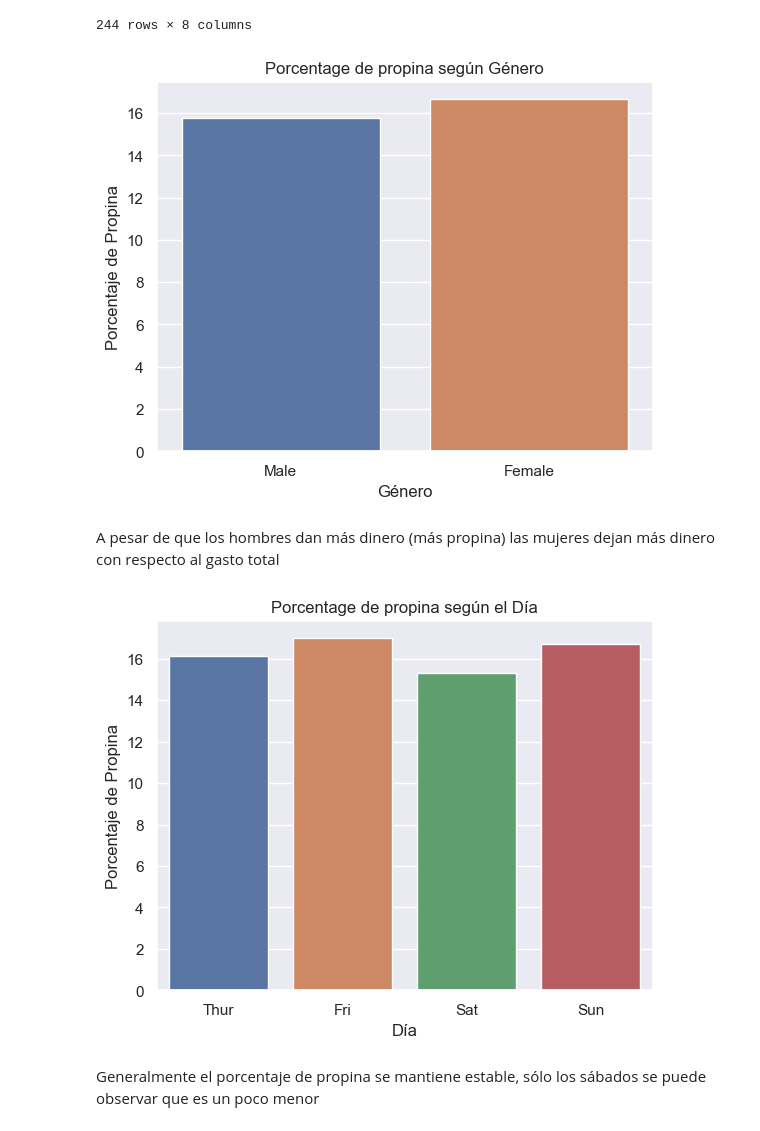
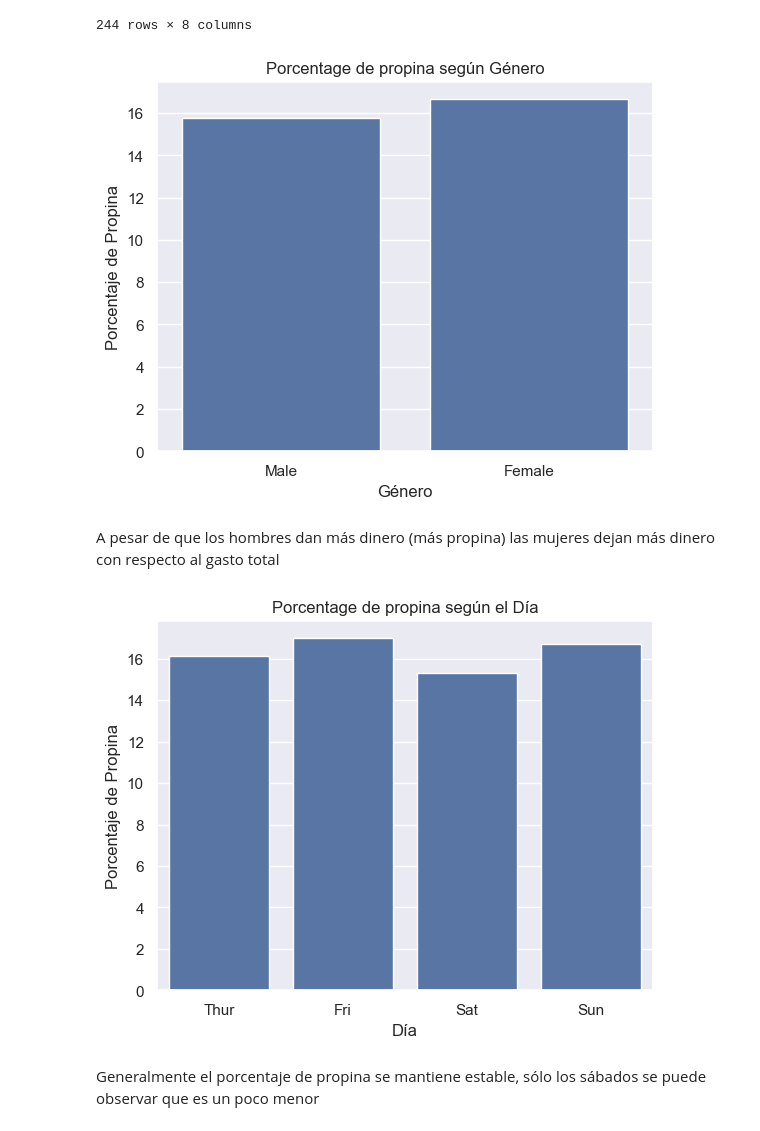
Before and after one commit to JimenaCambronero/Analisis_datos_Python, a Jupyter notebook: Practica.ipynb, the cells around one changed output. Drawn from its saved outputs; the diff is of its cells as text; code cells hidden in the pictures.

Commit message:
Se corrige error de tipeo

```diff
--- a/Practica.ipynb
+++ b/Practica.ipynb
@@ -144,24 +158,24 @@ df
 244 rows × 8 columns
 # %%
 # Gráfico de barras de porcentaje de propinas promedio por sexo
-sns.barplot(data=df, x='sex',y='tip_percentage', ci=None)
+sns.barplot(data=df, x='sex',y='tip_percentage', errorbar=None)
 plt.title('Porcentage de propina según Género')
 plt.xlabel('Género')
 plt.ylabel('Porcentaje de Propina')
 plt.show()
 # %% [output]
-[figure, old version]
+[figure, new version]
 # %% [markdown]
 A pesar de que los hombres dan más dinero (más propina) las mujeres dejan más dinero con respecto al gasto total
 # %%
 #Gráfico de Porcentaje de Propina por día
-sns.barplot(data=df, x='day',y='tip_percentage', ci=None)
+sns.barplot(data=df, x='day',y='tip_percentage', errorbar=None)
 plt.title('Porcentage de propina según el Día')
 plt.xlabel('Día')
 plt.ylabel('Porcentaje de Propina')
 plt.show()
 # %% [output]
-[figure, old version]
+[figure, new version]
 # %% [markdown]
 Generalmente el porcentaje de propina se mantiene estable, sólo los sábados se puede observar que es un poco menor
 # %%
```
Also changed, not shown: parts of 10 cells of this notebook.
